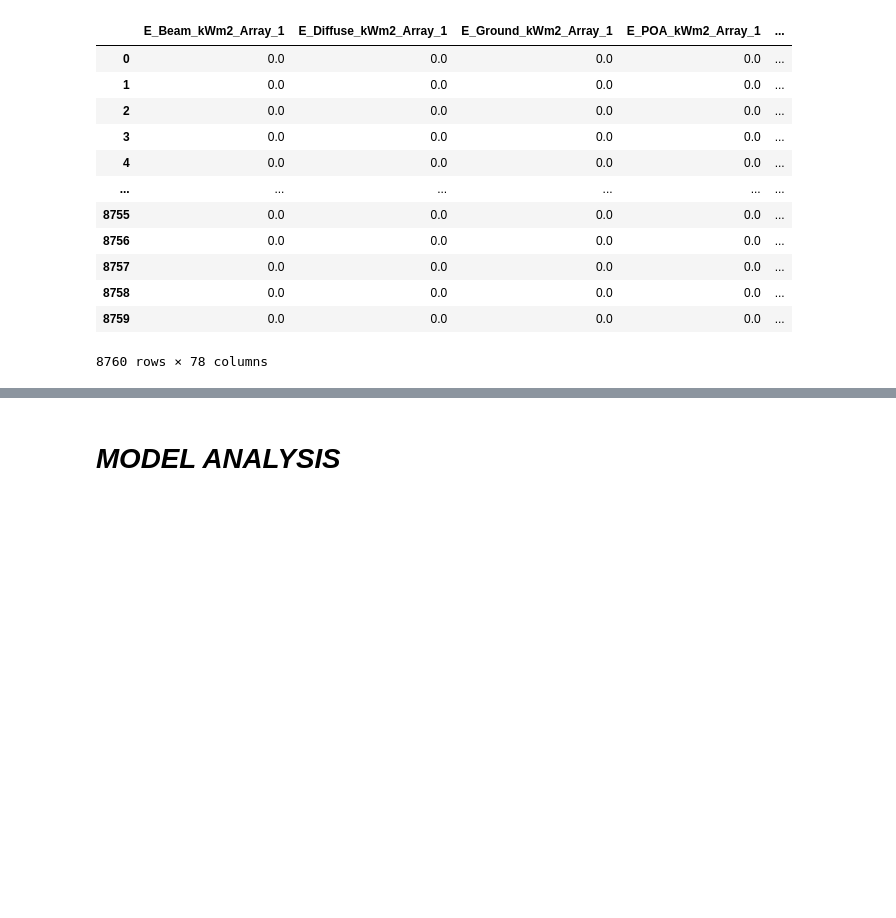
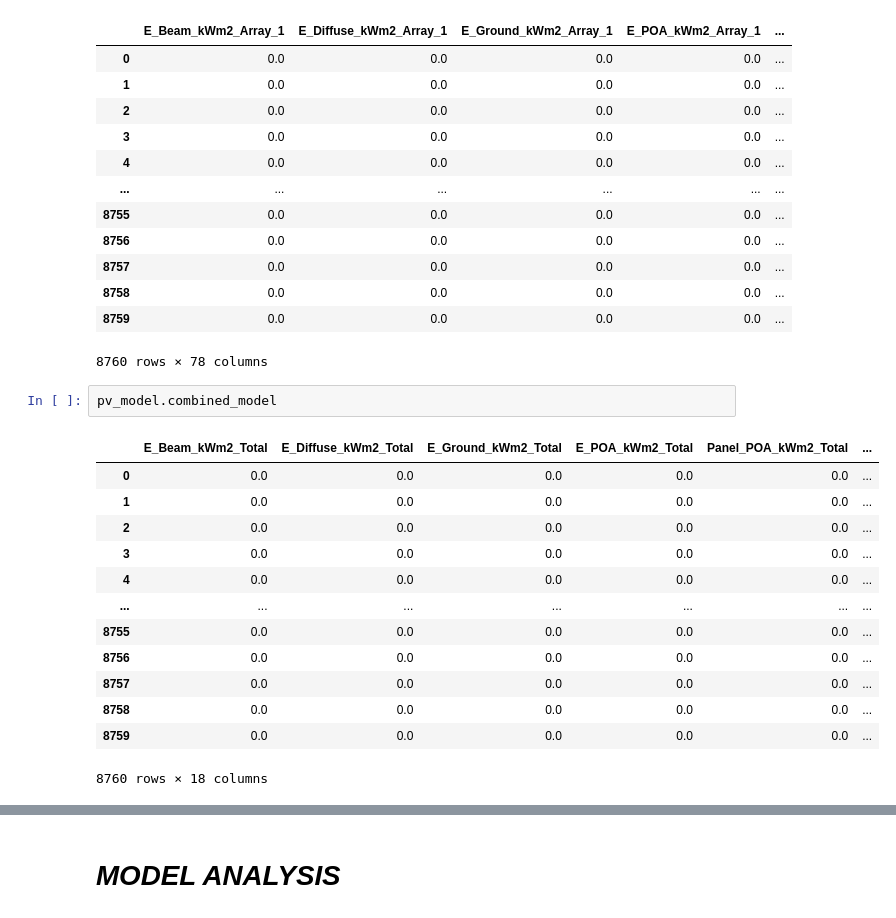
Before and after one commit to Daniel-Parke/WiseWattage, a Jupyter notebook: WiseWattage/wisewattage.ipynb, the cells around one changed output, grey strips where cells are left out. Saved outputs shown, nothing was run; the diff lists cells and outputs as text; blank space fills up the shorter version.

```diff
--- a/WiseWattage/wisewattage.ipynb
+++ b/WiseWattage/wisewattage.ipynb
@@ -423,3 +433,19 @@ pv_model.all_models
 | 8758 | 0.0 | 0.0 | 0.0 | 0.0 | ... |
 | 8759 | 0.0 | 0.0 | 0.0 | 0.0 | ... |
 8760 rows × 78 columns
+# %%
+pv_model.combined_model
+# %% [output]
+|  | E_Beam_kWm2_Total | E_Diffuse_kWm2_Total | E_Ground_kWm2_Total | E_POA_kWm2_Total | Panel_POA_kWm2_Total | ... |
+| 0 | 0.0 | 0.0 | 0.0 | 0.0 | 0.0 | ... |
+| 1 | 0.0 | 0.0 | 0.0 | 0.0 | 0.0 | ... |
+| 2 | 0.0 | 0.0 | 0.0 | 0.0 | 0.0 | ... |
+| 3 | 0.0 | 0.0 | 0.0 | 0.0 | 0.0 | ... |
+| 4 | 0.0 | 0.0 | 0.0 | 0.0 | 0.0 | ... |
+| ... | ... | ... | ... | ... | ... | ... |
+| 8755 | 0.0 | 0.0 | 0.0 | 0.0 | 0.0 | ... |
+| 8756 | 0.0 | 0.0 | 0.0 | 0.0 | 0.0 | ... |
+| 8757 | 0.0 | 0.0 | 0.0 | 0.0 | 0.0 | ... |
+| 8758 | 0.0 | 0.0 | 0.0 | 0.0 | 0.0 | ... |
+| 8759 | 0.0 | 0.0 | 0.0 | 0.0 | 0.0 | ... |
+8760 rows × 18 columns
```
Also changed, not shown: parts of 18 cells of this notebook, 1 other file.
